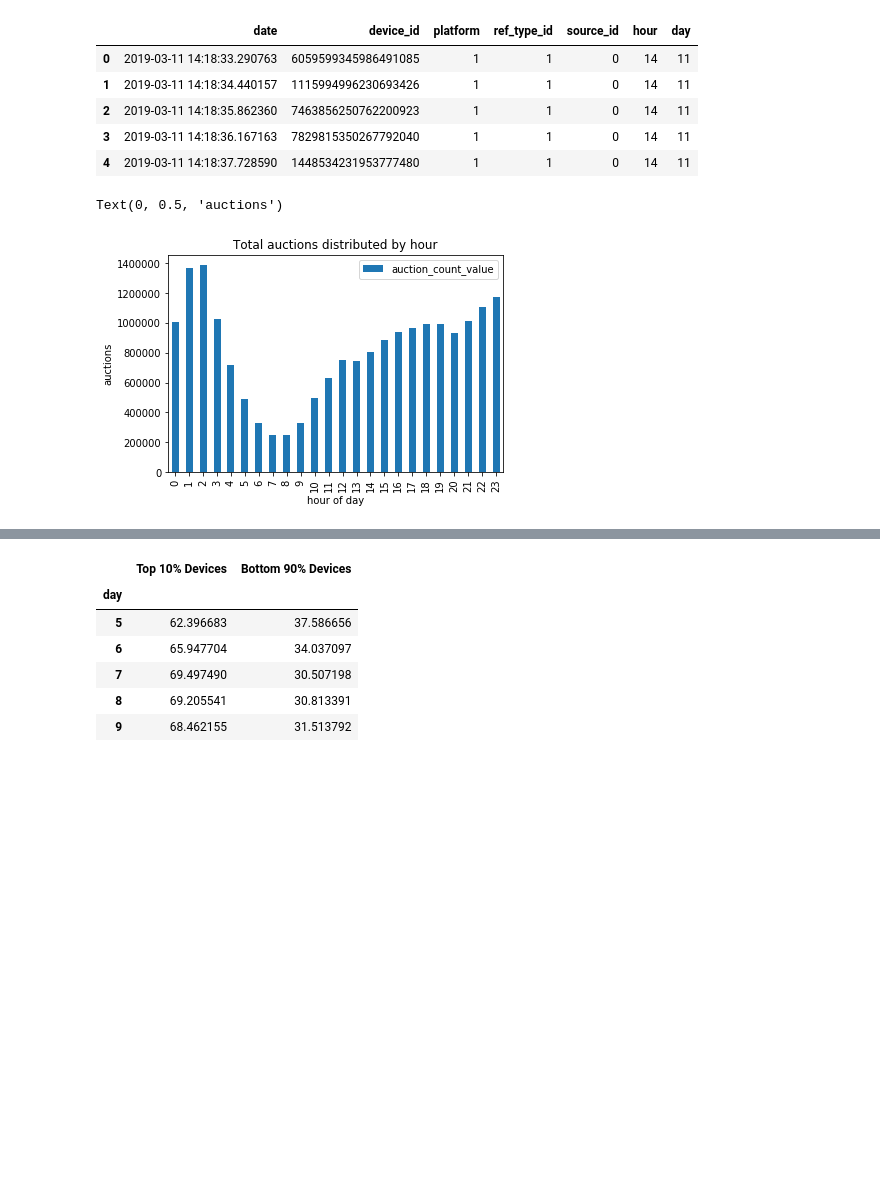
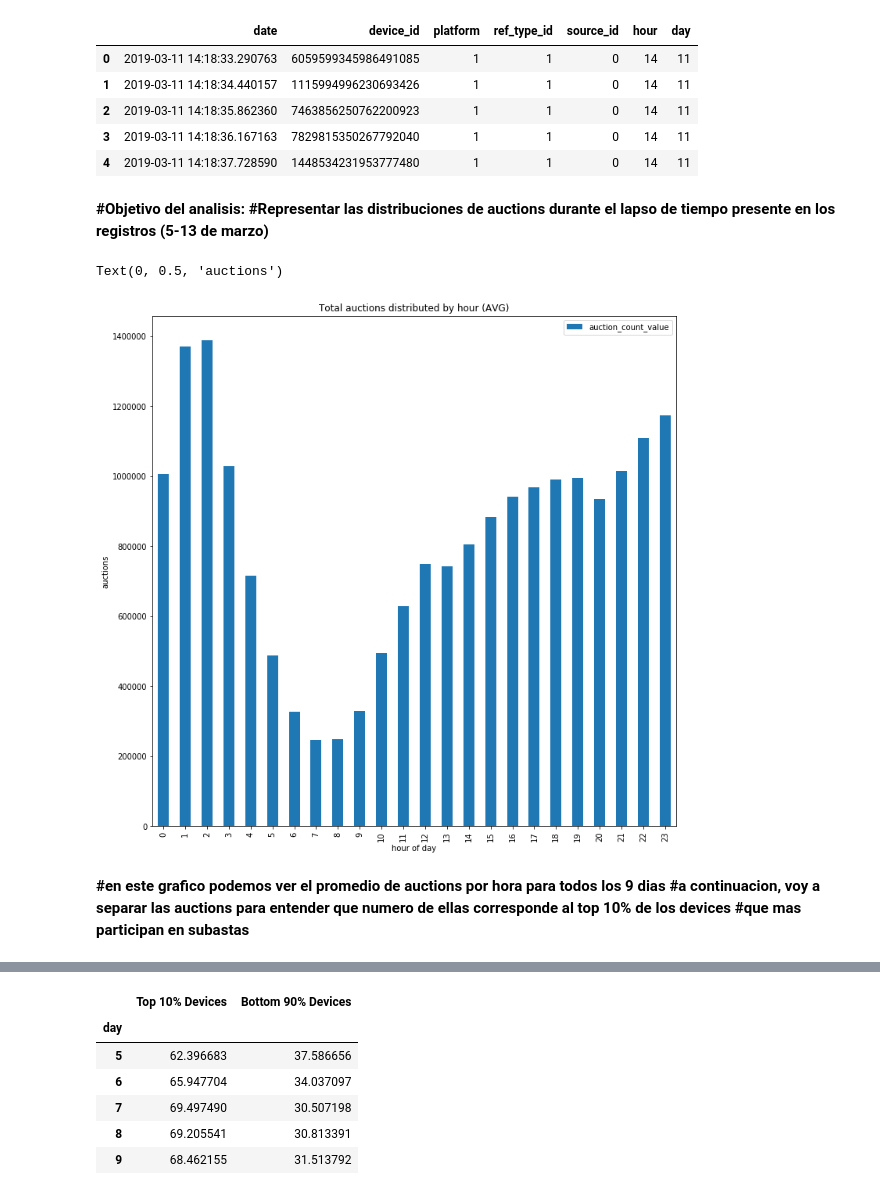
Before and after one commit to PBrrtrn/7506-organizacion-de-datos-TP1-1C2019, a Jupyter notebook: Exploracion_Matias/Auctions Analysis.ipynb, the cells around one changed output, grey strips where cells are left out. Cells and saved outputs as stored; diff of their text form; code cells hidden in the pictures; blank space fills up the shorter version.

Commit message:
Comente un poco sobre los analisis realizados (Matias)

```diff
--- a/Exploracion_Matias/Auctions Analysis.ipynb
+++ b/Exploracion_Matias/Auctions Analysis.ipynb
@@ -57,18 +57,25 @@ auctions.head()
 | 2 | 2019-03-11 14:18:35.862360 | 7463856250762200923 | 1 | 1 | 0 | 14 | 11 |
 | 3 | 2019-03-11 14:18:36.167163 | 7829815350267792040 | 1 | 1 | 0 | 14 | 11 |
 | 4 | 2019-03-11 14:18:37.728590 | 1448534231953777480 | 1 | 1 | 0 | 14 | 11 |
+# %% [markdown]
+<b>#Objetivo del analisis:<b>
+#Representar las distribuciones de auctions durante el lapso de tiempo presente en los registros (5-13 de marzo)<b>
 # %%
 auctions['auction_count_value'] = 1
 auctions['auction_count_value'] = auctions['auction_count_value'].astype('int32')
 # %%
 byDevice = auctions.groupby('device_id').agg({'auction_count_value':'sum'})
 # %%
-ax = auctions.groupby('hour').agg({'auction_count_value':'sum'}).plot.bar(title = 'Total auctions distributed by hour')
+ax = auctions.groupby('hour').agg({'auction_count_value':'sum'}).plot.bar(title = 'Total auctions distributed by hour (AVG)', figsize =[12,12],label = '')
 ax.set_xlabel("hour of day")
 ax.set_ylabel("auctions")
 # %% [output]
 Text(0, 0.5, 'auctions')
-[figure, old version]
+[figure, new version]
+# %% [markdown]
+<b>#en este grafico podemos ver el promedio de auctions por hora para todos los 9 dias
+#a continuacion, voy a separar las auctions para entender que numero de ellas corresponde al top 10% de los devices
+#que mas participan en subastas<b>
 # %%
 top10PercentDevices = get_most_active(byDevice,.1)
 top10PercentDevices = get_auctions_from_list(top10PercentDevices.index.tolist(),'device_id')
```
Also changed, not shown: parts of 22 cells of this notebook, 3 other files.
